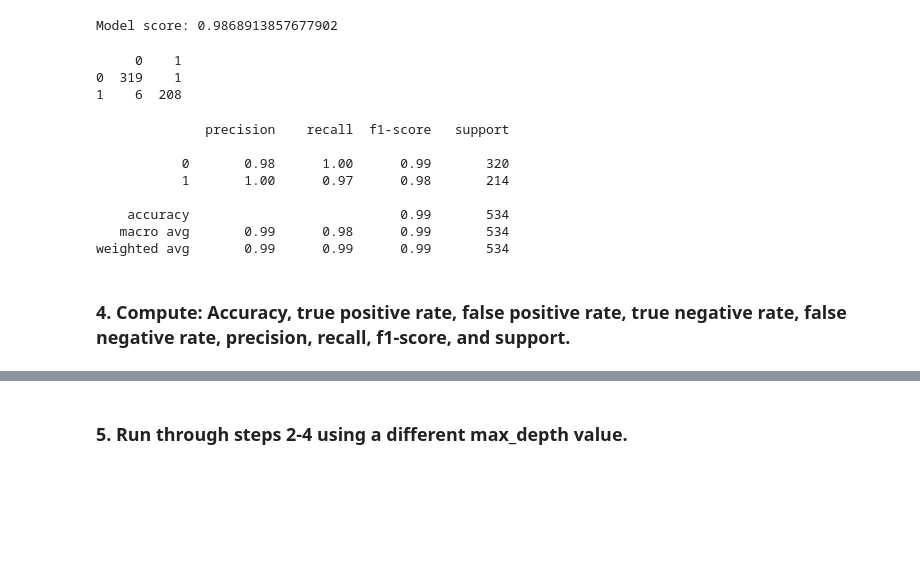
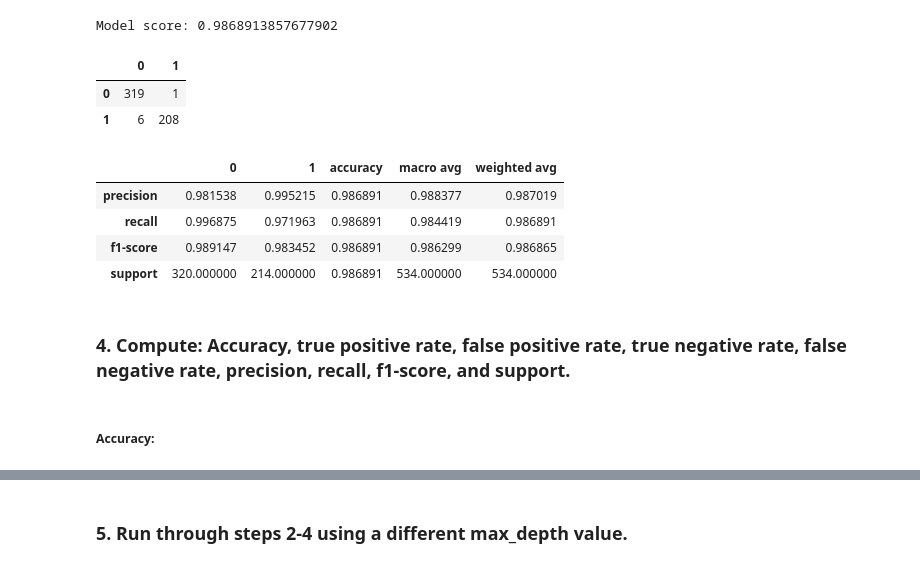
Before and after one commit to etclark3/classification-exercises, a Jupyter notebook: model.ipynb, the cells around one changed output, grey strips where cells are left out. Drawn from its saved outputs; the diff is of its cells as text; code cells hidden in the pictures; blank space fills up the shorter version.

```diff
--- a/model.ipynb
+++ b/model.ipynb
@@ -241,21 +241,18 @@ print(f'Model score: {t_classf.score(x_tr, y_tr)}')
 Model score: 0.9868913857677902
 # %%
 cm = confusion_matrix(y_tr, y_predict)
-print(pd.DataFrame(cm))
+pd.DataFrame(cm)
 # %% [output]
-     0    1
-0  319    1
-1    6  208
+|  | 0 | 1 |
+| 0 | 319 | 1 |
+| 1 | 6 | 208 |
 # %%
-print(classification_report(y_tr, y_predict))
+pd.DataFrame(classification_report(y_tr, y_predict, output_dict=True))
 # %% [output]
-              precision    recall  f1-score   support
-
-           0       0.98      1.00      0.99       320
-           1       1.00      0.97      0.98       214
-
-    accuracy                           0.99       534
-   macro avg       0.99      0.98      0.99       534
-weighted avg       0.99      0.99      0.99       534
+|  | 0 | 1 | accuracy | macro avg | weighted avg |
+| precision | 0.981538 | 0.995215 | 0.986891 | 0.988377 | 0.987019 |
+| recall | 0.996875 | 0.971963 | 0.986891 | 0.984419 | 0.986891 |
+| f1-score | 0.989147 | 0.983452 | 0.986891 | 0.986299 | 0.986865 |
+| support | 320.000000 | 214.000000 | 0.986891 | 534.000000 | 534.000000 |
 # %% [markdown]
 ### 4. Compute: Accuracy, true positive rate, false positive rate, true negative rate, false negative rate, precision, recall, f1-score, and support.
@@ -284,0 +259,2 @@ print('           1:', tn+fn)
+# %% [markdown]
+##### Accuracy:
```
Also changed, not shown: parts of 67 cells of this notebook.
